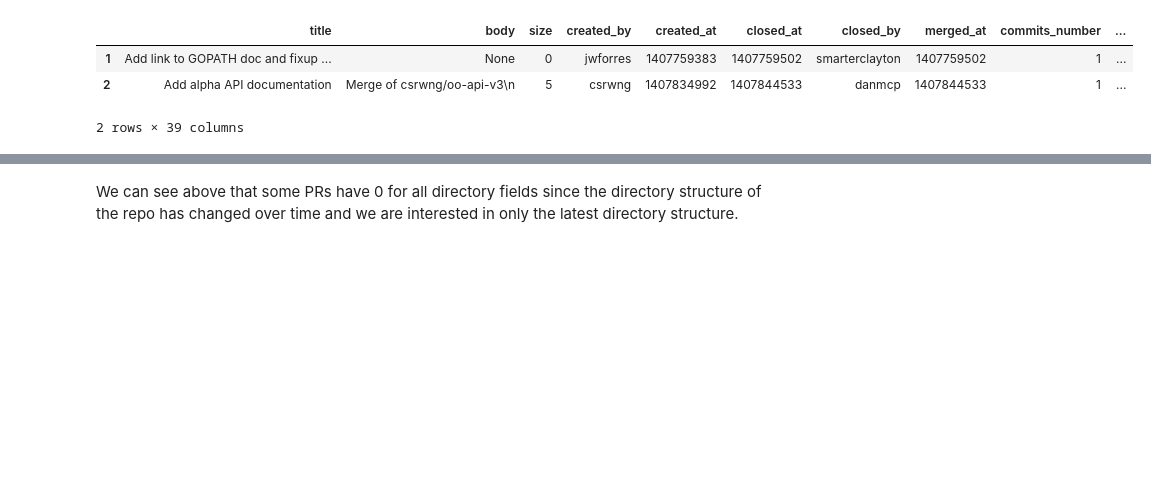
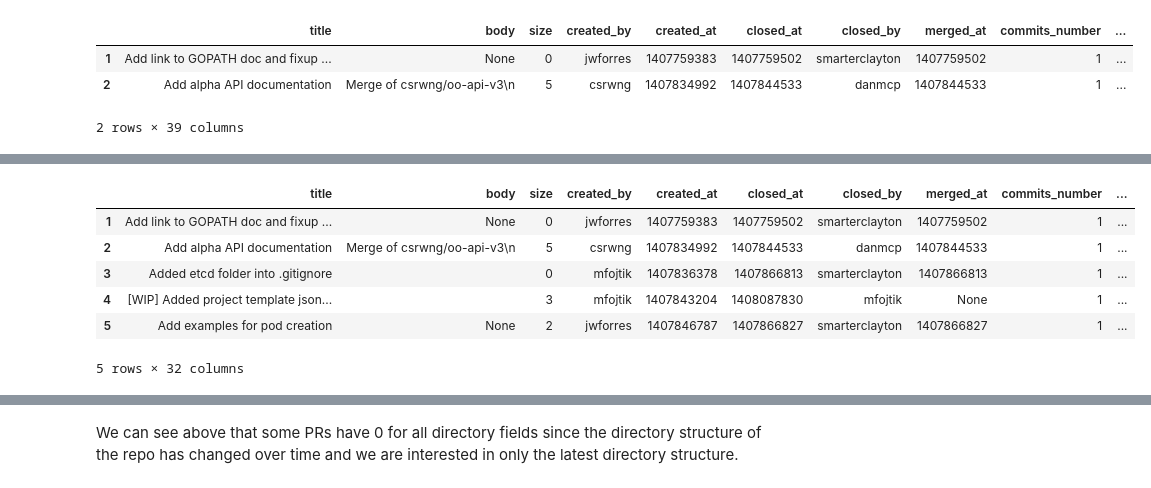
Before and after one commit to aicoe-aiops/ocp-ci-analysis, a Jupyter notebook: notebooks/data-sources/oc-github-repo/github_PR_EDA.ipynb, the cells around one changed output, grey strips where cells are left out. Saved outputs shown, nothing was run; the diff lists cells and outputs as text; code cells hidden in the pictures; blank space fills up the shorter version.

```diff
--- a/notebooks/data-sources/oc-github-repo/github_PR_EDA.ipynb
+++ b/notebooks/data-sources/oc-github-repo/github_PR_EDA.ipynb
@@ -769,0 +794,20 @@ pr_df.head(2)
+# %%
+cols_to_drop = [
+    'interactions',
+    'reviews',
+    'labels',
+    'commits',
+    'changed_files',
+    'title_word_counts_vec',
+    'changed_file_type_vec'
+]
+sql_df = pr_df.drop(columns=cols_to_drop)
+sql_df.head()
+# %% [output]
+|  | title | body | size | created_by | created_at | closed_at | closed_by | merged_at | commits_number | ... |
+| 1 | Add link to GOPATH doc and fixup ... | None | 0 | jwforres | 1407759383 | 1407759502 | smarterclayton | 1407759502 | 1 | ... |
+| 2 | Add alpha API documentation | Merge of csrwng/oo-api-v3\n | 5 | csrwng | 1407834992 | 1407844533 | danmcp | 1407844533 | 1 | ... |
+| 3 | Added etcd folder into .gitignore |  | 0 | mfojtik | 1407836378 | 1407866813 | smarterclayton | 1407866813 | 1 | ... |
+| 4 | [WIP] Added project template json... |  | 3 | mfojtik | 1407843204 | 1408087830 | mfojtik | None | 1 | ... |
+| 5 | Add examples for pod creation | None | 2 | jwforres | 1407846787 | 1407866827 | smarterclayton | 1407866827 | 1 | ... |
+5 rows × 32 columns
```
Also changed, not shown: parts of 28 cells of this notebook.
